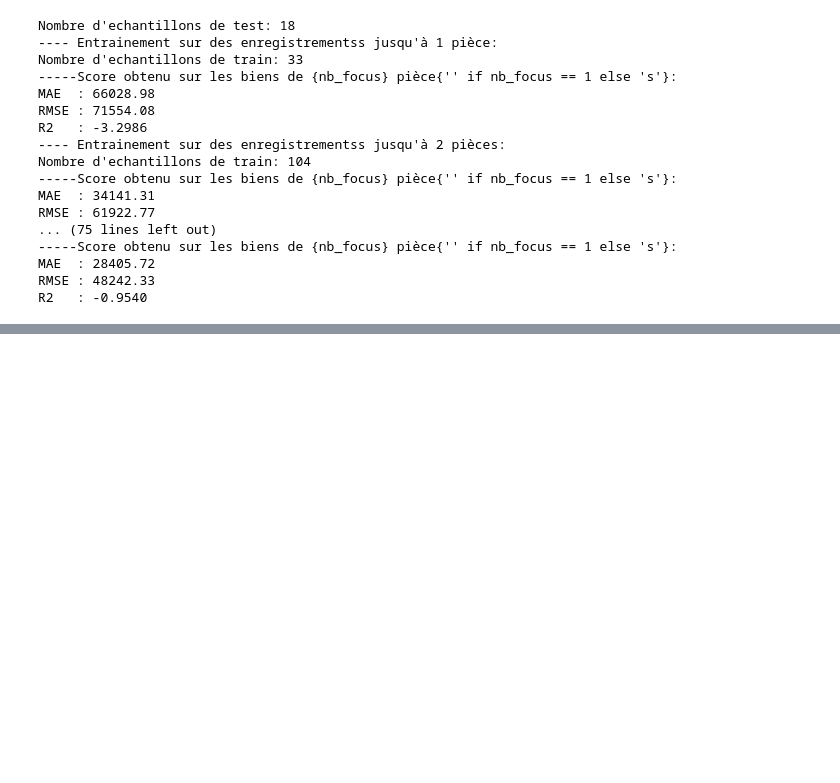
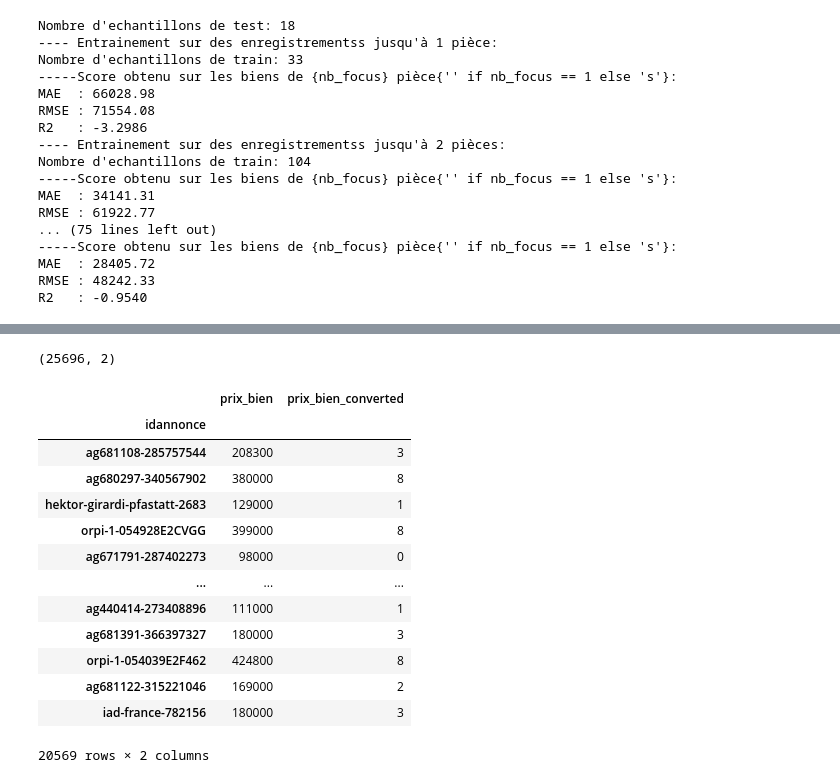
Before and after one commit to Hugues360/Projet_DS2025, a Jupyter notebook: Etape_4_modelisation.ipynb, the cells around one changed output, grey strips where cells are left out. Saved outputs shown, nothing was run; the diff lists cells and outputs as text; code cells hidden in the pictures; blank space fills up the shorter version.

```diff
--- a/Etape_4_modelisation.ipynb
+++ b/Etape_4_modelisation.ipynb
@@ -586,0 +674,2 @@ R2   : -0.9540
+# %%
+result = pd.qcut(y["prix_bien"], 10)
@@ -586,0 +706,6 @@ R2   : -0.9540
+# %%
+conv_dict = dict()
+conv_dict_inv = dict()
+for i, value in enumerate(sorted(result.unique())):
+    conv_dict[value] = i
+    conv_dict_inv[i] = value
@@ -586,0 +742,25 @@ R2   : -0.9540
+# %%
+y["prix_bien_converted"] = result.apply(lambda x : conv_dict[x])
+# %%
+y.shape
+# %% [output]
+(25696, 2)
+# %%
+y_train = y.loc[y_train.index]
+# %%
+y_train
+# %% [output]
+|  | prix_bien | prix_bien_converted |
+| idannonce |  |  |
+| ag681108-285757544 | 208300 | 3 |
+| ag680297-340567902 | 380000 | 8 |
+| hektor-girardi-pfastatt-2683 | 129000 | 1 |
+| orpi-1-054928E2CVGG | 399000 | 8 |
+| ag671791-287402273 | 98000 | 0 |
+| ... | ... | ... |
+| ag440414-273408896 | 111000 | 1 |
+| ag681391-366397327 | 180000 | 3 |
+| orpi-1-054039E2F462 | 424800 | 8 |
+| ag681122-315221046 | 169000 | 2 |
+| iad-france-782156 | 180000 | 3 |
+20569 rows × 2 columns
```
Also changed, not shown: parts of 25 cells of this notebook.
